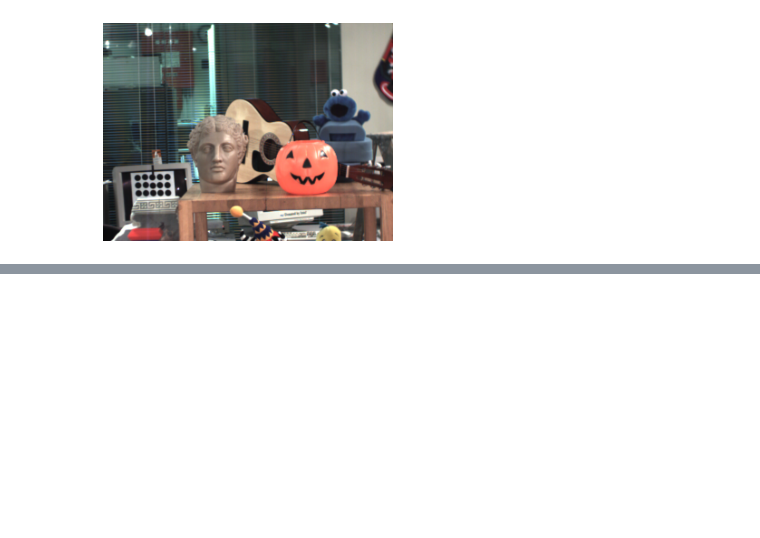
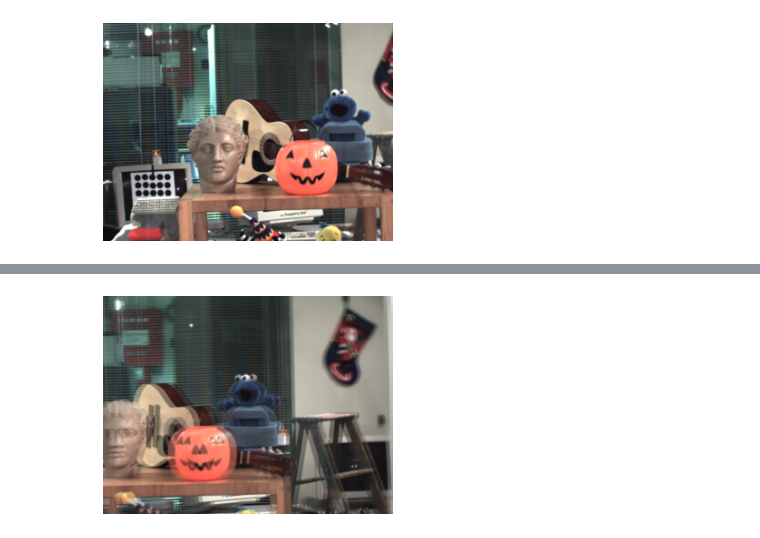
Before and after one commit to qiuzhaoyu/homework1, a Jupyter notebook: test.ipynb, the cells around one changed output, grey strips where cells are left out. Drawn from its saved outputs; the diff is of its cells as text; code cells hidden in the pictures; blank space fills up the shorter version.

```diff
--- a/test.ipynb
+++ b/test.ipynb
@@ -36,0 +167,8 @@ plt.show()
+# %%
+# 显示读取的第0行第0列图像
+img_to_display = resampled_light_field[0, 1]
+plt.imshow(cv2.cvtColor(img_to_display, cv2.COLOR_BGR2RGB))
+plt.axis('off')
+plt.show()
+# %% [output]
+[figure, added]
```
Also changed, not shown: parts of 6 cells of this notebook.
